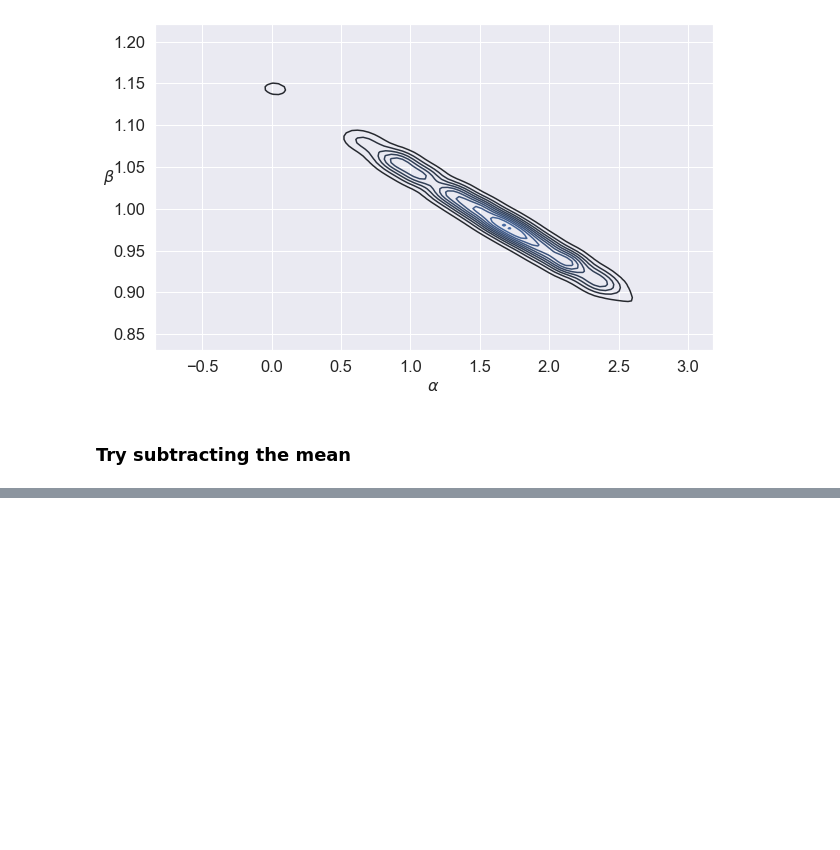
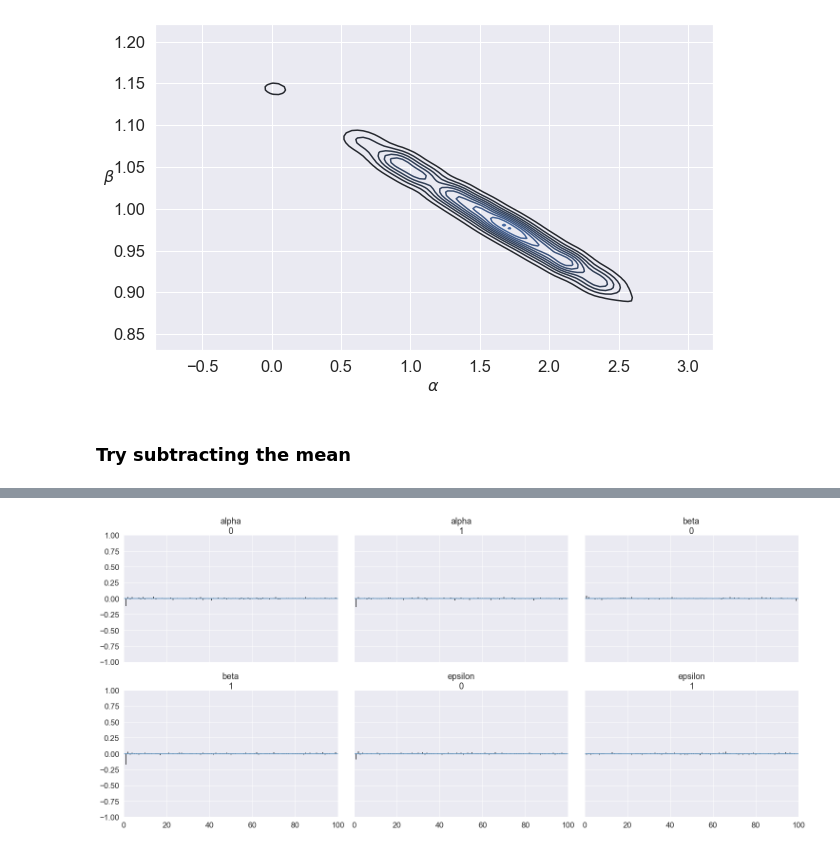
Before and after one commit to balarsen/pymc_learning, a Jupyter notebook: BayesianAnalysisWithPython/Regression.ipynb, the cells around one changed output, grey strips where cells are left out. Saved outputs shown, nothing was run; the diff lists cells and outputs as text; code cells hidden in the pictures; blank space fills up the shorter version.

```diff
--- a/BayesianAnalysisWithPython/Regression.ipynb
+++ b/BayesianAnalysisWithPython/Regression.ipynb
@@ -138,0 +141,4 @@ The number of effective samples is smaller than 10% for some parameters.
+# %%
+pm.autocorrplot(trace_n, var_names=('alpha', 'beta', 'epsilon'));
+# %% [output]
+[figure, added]
```
Also changed, not shown: parts of 21 cells of this notebook.
